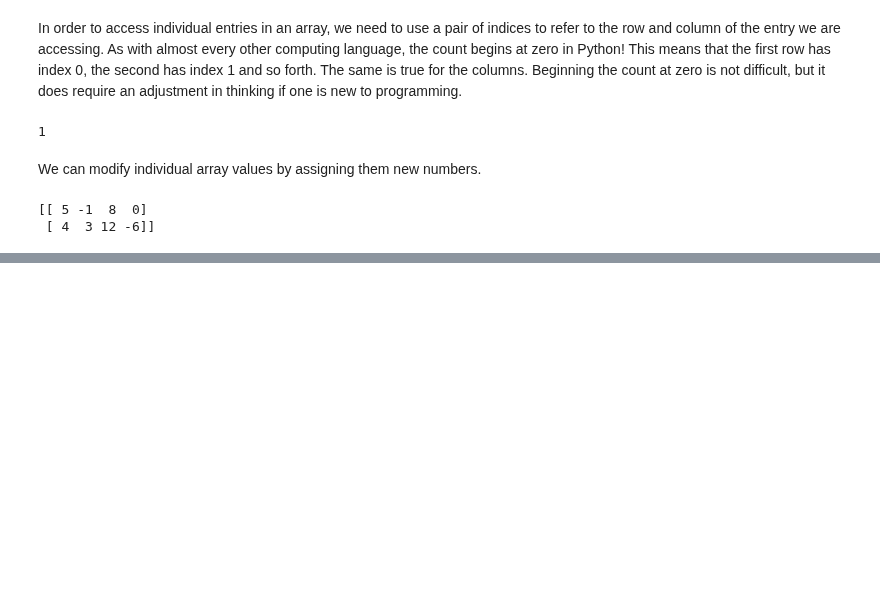
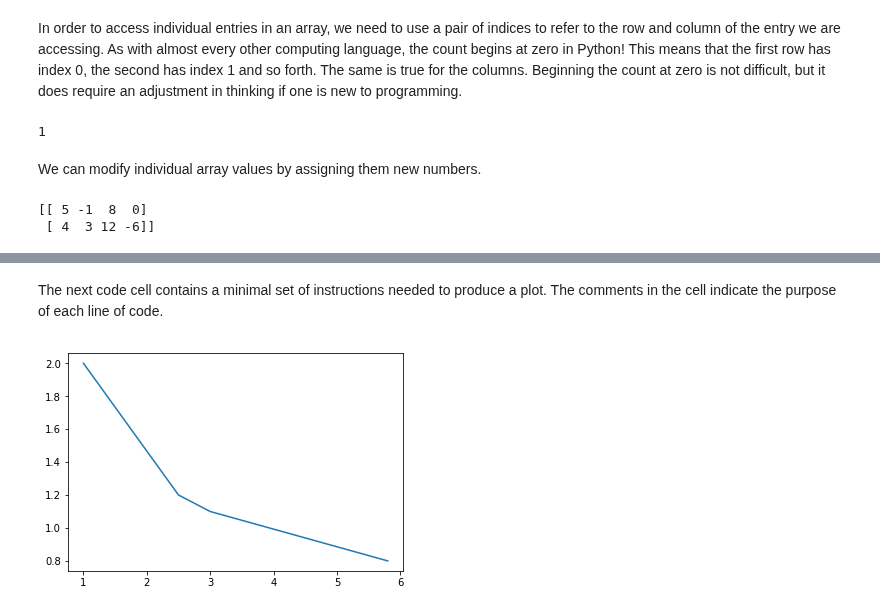
Before and after one commit to bvanderlei/jupyter-guide-to-linear-algebra, a Jupyter notebook: Numpy_Introduction.ipynb, the cells around one changed output, grey strips where cells are left out. Cells and saved outputs as stored; diff of their text form; code cells hidden in the pictures; blank space fills up the shorter version.

Commit message:
Matplotlib intro added

```diff
--- a/Numpy_Introduction.ipynb
+++ b/Numpy_Introduction.ipynb
@@ -71,0 +82,19 @@ Many of the functions included in NumPy relate to linear algebra in some way.  W
+# %%
+x = np.array([1, 2.5, 3, 5.8])
+y = np.array([2, 1.2, 1.1, 0.8])
+# %% [markdown]
+The next code cell contains a minimal set of instructions needed to produce a plot.  The comments in the cell indicate the purpose of each line of code.
+# %%
+## Directs the graphical output to this notebook
+% matplotlib inline
+
+## Imports the module and assigns a short alias for convenience
+import matplotlib.pyplot as plt
+
+## The subplots method returns a Figure object and an Axes object
+fig, ax = plt.subplots()
+
+## Plots the data on the Axes object
+ax.plot(x,y);
+# %% [output]
+[figure, added]
```
Also changed, not shown: parts of 16 cells of this notebook, 1 other file.
